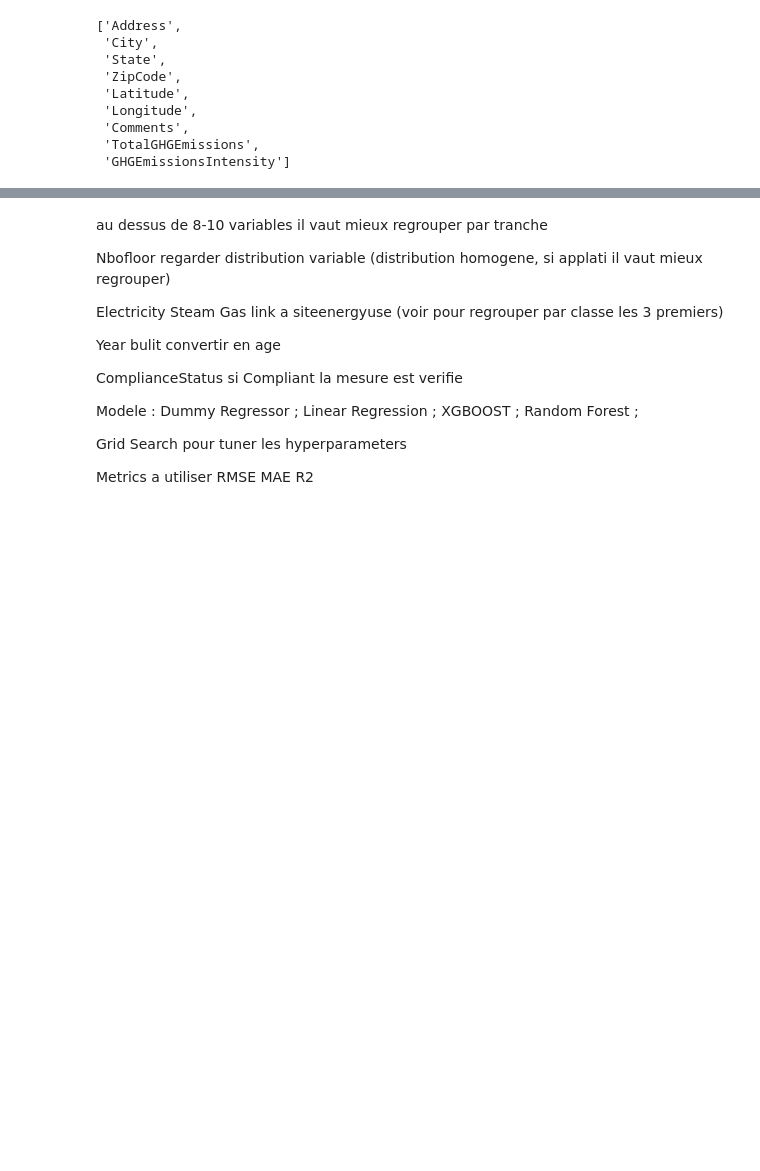
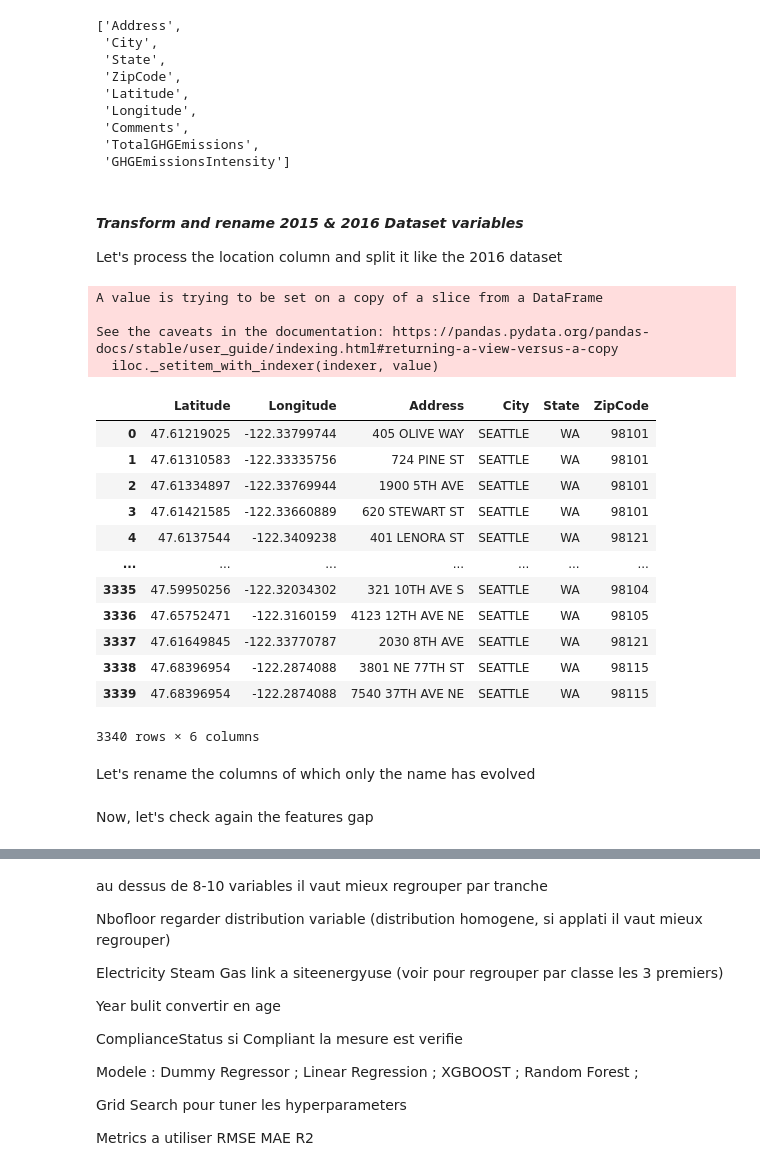
Before and after one commit to mariusbiteau/Buildings_Electrical-Consumption_CO2-Emissions_Prediction, a Jupyter notebook: Buildings_Electrical_Consumption_CO2_Emissions_Prediction.ipynb, the cells around one changed output, grey strips where cells are left out. Drawn from its saved outputs; the diff is of its cells as text; code cells hidden in the pictures; blank space fills up the shorter version.

```diff
--- a/Buildings_Electrical_Consumption_CO2_Emissions_Prediction.ipynb
+++ b/Buildings_Electrical_Consumption_CO2_Emissions_Prediction.ipynb
@@ -158,22 +163,45 @@ display([x for x in features_2016 if not x in features_2015])
  'Comments',
  'TotalGHGEmissions',
  'GHGEmissionsIntensity']
+# %% [markdown]
+#### *Transform and rename 2015 & 2016 Dataset variables*
+Let's process the location column and split it like the 2016 dataset
 # %%
 df_2015['Latitude'] = np.nan
 df_2015['Longitude'] = np.nan
 df_2015['Address'] = np.nan
 df_2015['City'] = np.nan
 df_2015['State'] = np.nan
 df_2015['ZipCode'] = np.nan
 
 df_2015['tmp_location'] = df_2015['Location'].str.replace('"',"'").str.split("'")
 
-for i in range(len(buildings_2015)):
+for i in range(len(df_2015)):
     df_2015['Latitude'].iloc[i] = df_2015['tmp_location'][i][3]
     df_2015['Longitude'].iloc[i] = df_2015['tmp_location'][i][7]
     df_2015['Address'].iloc[i] = df_2015['tmp_location'][i][14]
     df_2015['City'].iloc[i] = df_2015['tmp_location'][i][18]
     df_2015['State'].iloc[i] = df_2015['tmp_location'][i][22]
     df_2015['ZipCode'].iloc[i] = df_2015['tmp_location'][i][26]
 
-buildings_2015[['Latitude', 'Longitude', 'Address', 'City', 'State', 'ZipCode']]
+df_2015[['Latitude', 'Longitude', 'Address', 'City', 'State', 'ZipCode']]
+# %% [output]
+A value is trying to be set on a copy of a slice from a DataFrame
+
+See the caveats in the documentation: https://pandas.pydata.org/pandas-docs/stable/user_guide/indexing.html#returning-a-view-versus-a-copy
+  iloc._setitem_with_indexer(indexer, value)
+|  | Latitude | Longitude | Address | City | State | ZipCode |
+| 0 | 47.61219025 | -122.33799744 | 405 OLIVE WAY | SEATTLE | WA | 98101 |
+| 1 | 47.61310583 | -122.33335756 | 724 PINE ST | SEATTLE | WA | 98101 |
+| 2 | 47.61334897 | -122.33769944 | 1900 5TH AVE | SEATTLE | WA | 98101 |
+| 3 | 47.61421585 | -122.33660889 | 620 STEWART ST | SEATTLE | WA | 98101 |
+| 4 | 47.6137544 | -122.3409238 | 401 LENORA ST | SEATTLE | WA | 98121 |
+| ... | ... | ... | ... | ... | ... | ... |
+| 3335 | 47.59950256 | -122.32034302 | 321 10TH AVE S | SEATTLE | WA | 98104 |
+| 3336 | 47.65752471 | -122.3160159 | 4123 12TH AVE NE | SEATTLE | WA | 98105 |
+| 3337 | 47.61649845 | -122.33770787 | 2030 8TH AVE | SEATTLE | WA | 98121 |
+| 3338 | 47.68396954 | -122.2874088 | 3801 NE 77TH ST | SEATTLE | WA | 98115 |
+| 3339 | 47.68396954 | -122.2874088 | 7540 37TH AVE NE | SEATTLE | WA | 98115 |
+3340 rows × 6 columns
+# %% [markdown]
+Let's rename the columns of which only the name has evolved
@@ -179,0 +212,2 @@ buildings_2015[['Latitude', 'Longitude', 'Address', 'City', 'State', 'ZipCode']]
+# %% [markdown]
+Now, let's check again the features gap
```
Also changed, not shown: parts of 8 cells of this notebook.
